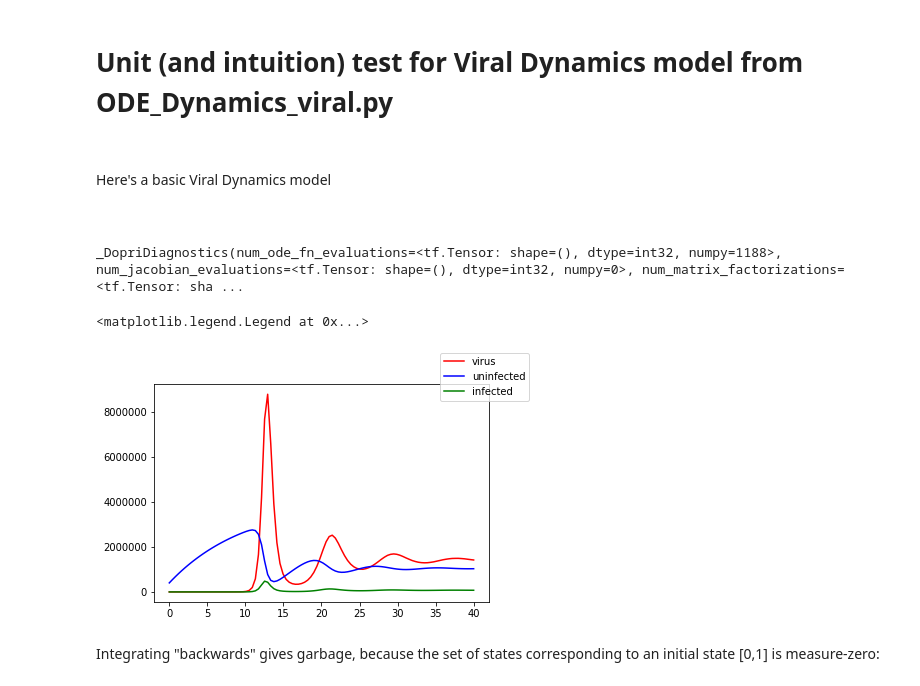
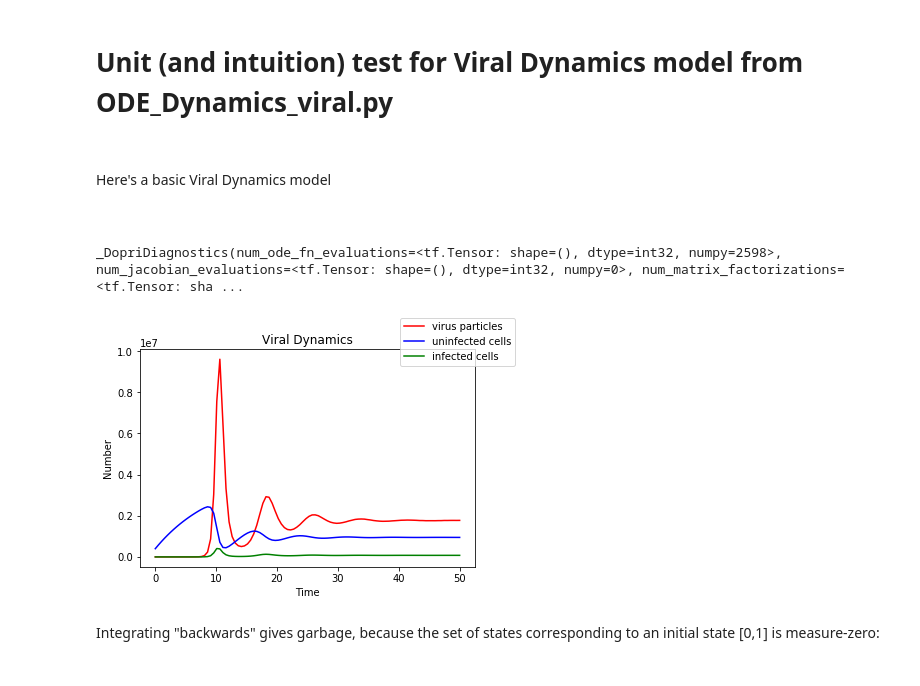
Before and after one commit to CarloGraziani/COVID_Surveillance, a Jupyter notebook: jupyter/viral_dynamics.ipynb, the cells around one changed output. Drawn from its saved outputs; the diff is of its cells as text; code cells hidden in the pictures.

```diff
--- a/jupyter/viral_dynamics.ipynb
+++ b/jupyter/viral_dynamics.ipynb
@@ -18,25 +18,28 @@ par=tf.constant(np.array([[4E5,0.1,2E-7,4,100,5]], dtype=np.float32))
 mod = od.ViralDynamics(par)
 V0 = 1
 X0 = 4E5
-Y0 = 0
+Y0 = 1
 init_state=tf.constant(np.array([[V0,X0,Y0]], dtype=np.float32))
 init_time=tf.constant(0.0)
-soln_times=tf.constant(np.linspace(0.0,40.0,num=100,dtype=np.float32))
+soln_times=tf.constant(np.linspace(0.0,50.0,num=100,dtype=np.float32))
 # %%
 dp = tfp.math.ode.DormandPrince()
 results = dp.solve(mod.RHS, init_time, init_state, solution_times=soln_times)
 print(results.diagnostics)
 # %% [output]
-_DopriDiagnostics(num_ode_fn_evaluations=<tf.Tensor: shape=(), dtype=int32, numpy=1188>, num_jacobian_evaluations=<tf.Tensor: shape=(), dtype=int32, numpy=0>, num_matrix_factorizations=<tf.Tensor: sha ...
+_DopriDiagnostics(num_ode_fn_evaluations=<tf.Tensor: shape=(), dtype=int32, numpy=2598>, num_jacobian_evaluations=<tf.Tensor: shape=(), dtype=int32, numpy=0>, num_matrix_factorizations=<tf.Tensor: sha ...
 # %%
 import matplotlib.pyplot as plt
 t = results.times ; v = results.states[:,0,0] ; x = results.states[:,0,1] ; y = results.states[:,0,2]
 fig1 = plt.figure()
 plt.plot(t, v,"r-", t, x, "b-", t, y, "g-")
-fig1.legend(['virus','uninfected','infected'])
+fig1.legend(['virus particles','uninfected cells','infected cells'],loc = 'upper right')
+plt.xlabel('Time')
+plt.ylabel('Number')
+plt.title("Viral Dynamics")
+plt.savefig('single_viral_dynamic.png', dpi=300, bbox_inches='tight')
 # %% [output]
-<matplotlib.legend.Legend at 0x...>
-[figure, old version]
+[figure, new version]
 # %% [markdown]
 Integrating "backwards" gives garbage, because the set of states corresponding to an initial state [0,1] is measure-zero:
 # %%
```
Also changed, not shown: parts of 1 cell of this notebook.
